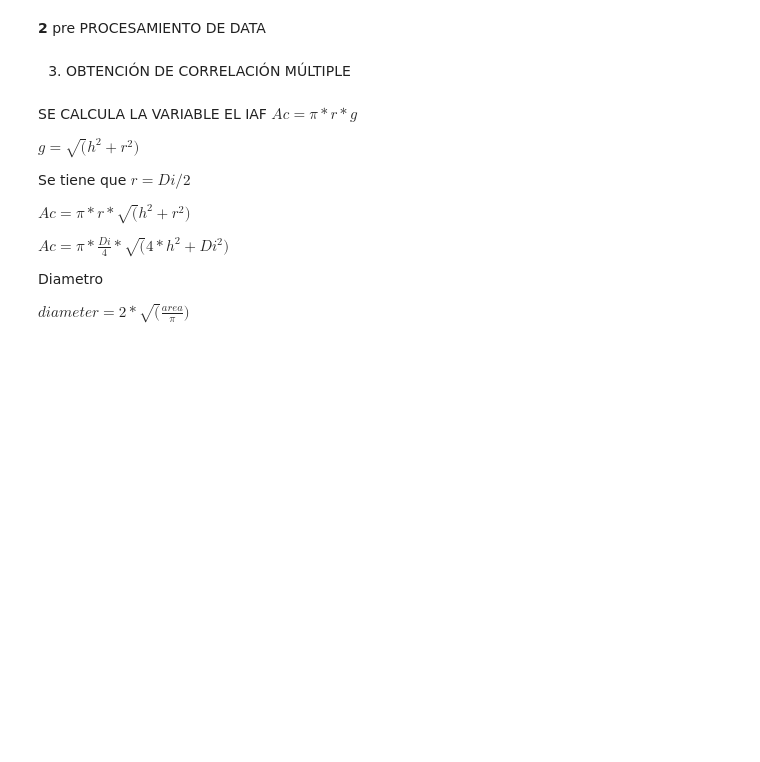
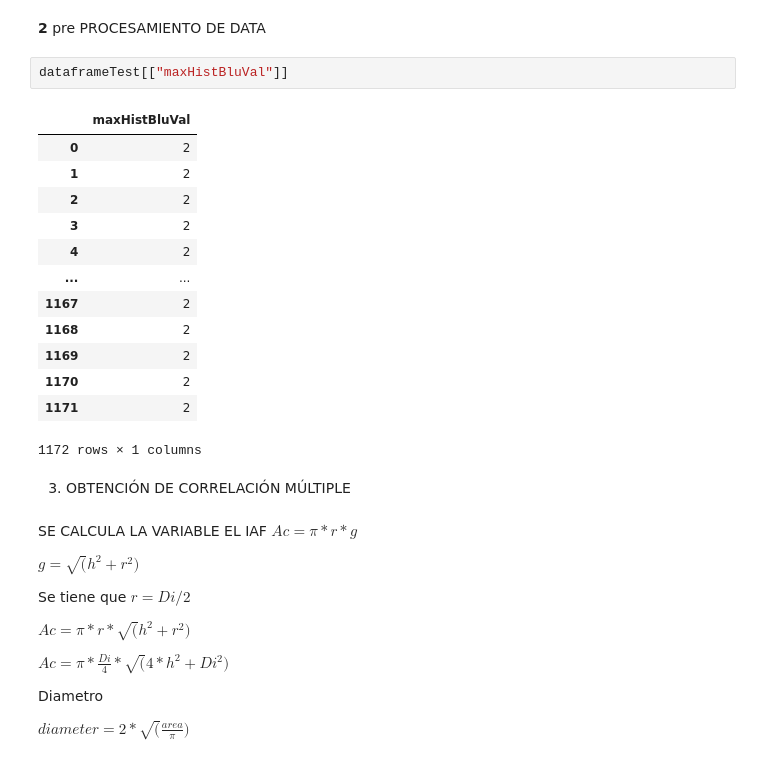
Before and after one commit to julianandres/processingyield, a Jupyter notebook: evaluationModel.ipynb, the cells around one changed output. Cells and saved outputs as stored; diff of their text form; blank space fills up the shorter version.

```diff
--- a/evaluationModel.ipynb
+++ b/evaluationModel.ipynb
@@ -19,5 +37,21 @@ dataframeTest,datosTest,dictGeneralTest = definirCorrelacionVariables.generarMat
 # %% [markdown]
 <b>2</b> pre PROCESAMIENTO DE DATA
+# %%
+dataframeTest[["maxHistBluVal"]]
+# %% [output]
+|  | maxHistBluVal |
+| 0 | 2 |
+| 1 | 2 |
+| 2 | 2 |
+| 3 | 2 |
+| 4 | 2 |
+| ... | ... |
+| 1167 | 2 |
+| 1168 | 2 |
+| 1169 | 2 |
+| 1170 | 2 |
+| 1171 | 2 |
+1172 rows × 1 columns
 # %% [markdown]
 3. OBTENCIÓN DE CORRELACIÓN MÚLTIPLE
 # %% [markdown]
```
Also changed, not shown: parts of 3 cells of this notebook, 5 other files.
